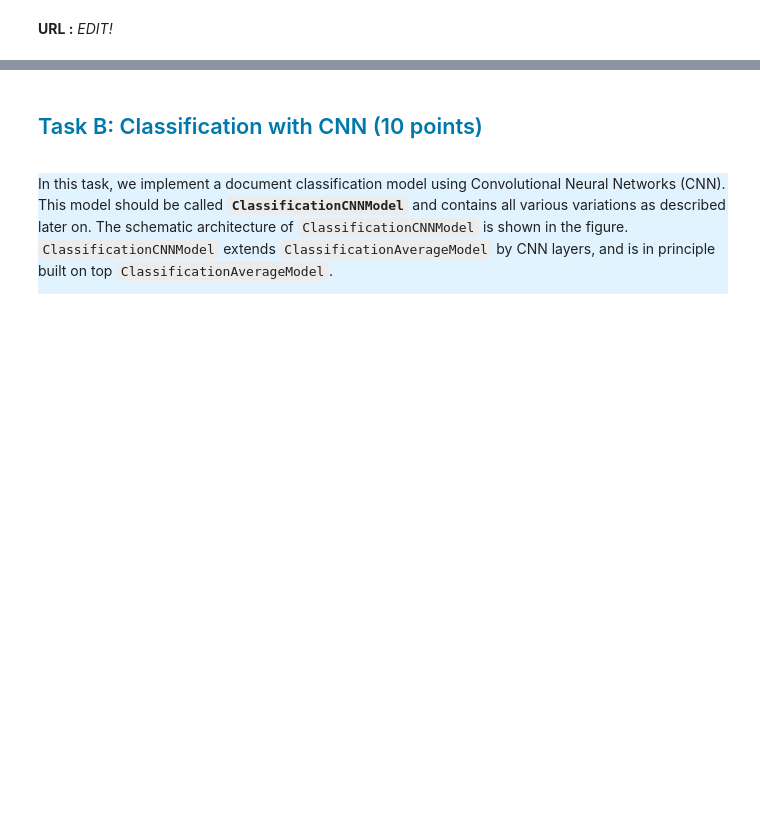
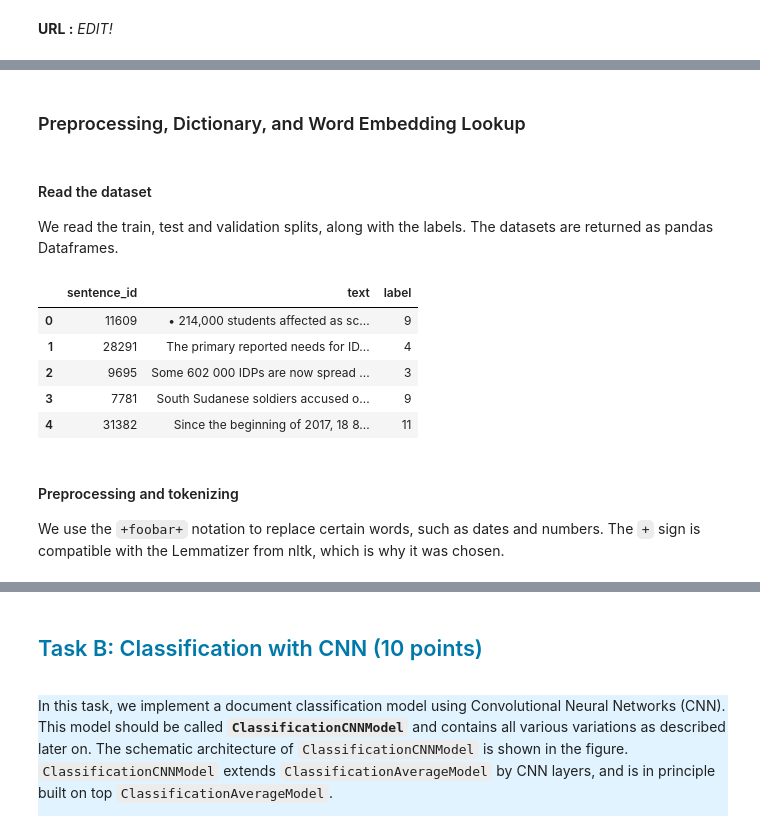
Before and after one commit to lukaskurz/nlp_deeplearning_2022, a Jupyter notebook: Assignment1_Classification.ipynb, the cells around one changed output, grey strips where cells are left out. Cells and saved outputs as stored; diff of their text form; code cells hidden in the pictures; blank space fills up the shorter version.

Commit message:
implement first part of preprocessing

```diff
--- a/Assignment1_Classification.ipynb
+++ b/Assignment1_Classification.ipynb
@@ -116,3 +160,44 @@ where $\mathbf{e}_{v}$ is the vector of the word $v$, and $|d|$ is the length of
 **Reporting (0.5 point)** During loading and processing the collection, provide sufficient information and examples about the data and the applied processing steps. Report the results of the best performing model on the validation and test set in a table. Additionally, feel free to add any plot showing the results.
 
 </div>
+# %% [markdown]
+### Preprocessing, Dictionary, and Word Embedding Lookup
+# %% [markdown]
+#### Read the dataset
+
+We read the train, test and validation splits, along with the labels.
+The datasets are returned as pandas Dataframes.
+# %%
+def read_dataset(dataset_base_path = './data/', dataset_size = 'medium'):
+    """
+    Read the dataset from the given path.
+    :param dataset_base_path: the base path of the dataset
+    :param dataset_size: the size of the dataset
+    """
+
+    training_dataset_path = os.path.join(dataset_base_path, 'thedeep.{}.train.txt'.format(dataset_size))
+    test_dataset_path = os.path.join(dataset_base_path, 'thedeep.{}.test.txt'.format(dataset_size))
+    validation_dataset_path = os.path.join(dataset_base_path, 'thedeep.{}.validation.txt'.format(dataset_size))
+    label_dataset_path = os.path.join(dataset_base_path, 'thedeep.labels.txt'.format(dataset_size))
+
+    training_df = pd.read_csv(training_dataset_path, names=["sentence_id", "text", "label"])
+    test_df = pd.read_csv(test_dataset_path, names=["sentence_id", "text", "label"])
+    validation_df = pd.read_csv(validation_dataset_path, names=["sentence_id", "text", "label"])
+    label_df = pd.read_csv(label_dataset_path, names=["label"])
+
+    return training_df, test_df, validation_df, label_df
+# %%
+training_df, test_df, validation_df, label_df = read_dataset()
+
+training_df.head()
+# %% [output]
+|  | sentence_id | text | label |
+| 0 | 11609 | • 214,000 students affected as sc... | 9 |
+| 1 | 28291 | The primary reported needs for ID... | 4 |
+| 2 | 9695 | Some 602 000 IDPs are now spread ... | 3 |
+| 3 | 7781 | South Sudanese soldiers accused o... | 9 |
+| 4 | 31382 | Since the beginning of 2017, 18 8... | 11 |
+# %% [markdown]
+#### Preprocessing and tokenizing
+
+We use the `+foobar+` notation to replace certain words, such as dates and numbers. The `+` sign is compatible with the Lemmatizer from nltk, which is why it was chosen.
```
Also changed, not shown: parts of 20 cells of this notebook, 1 other file.
